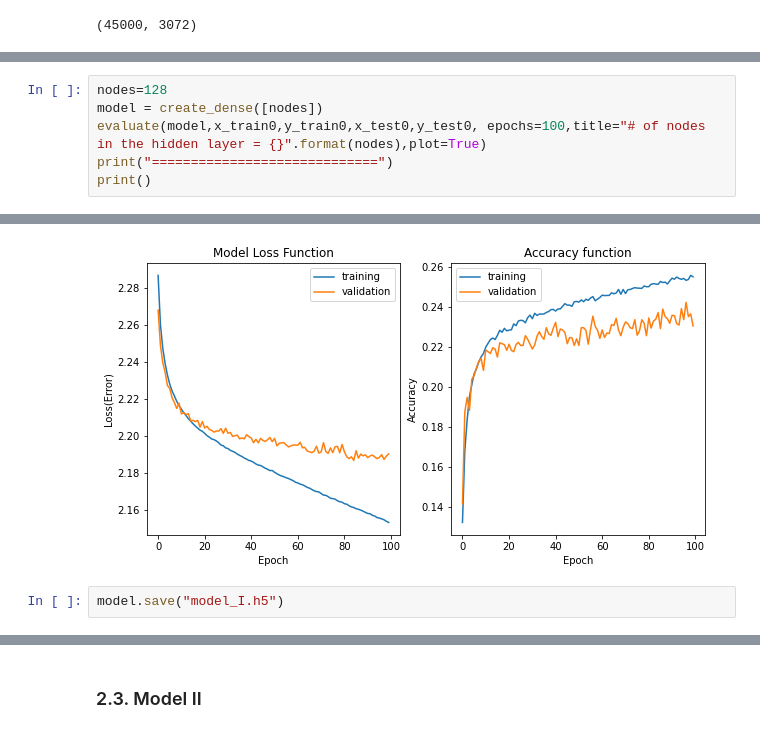
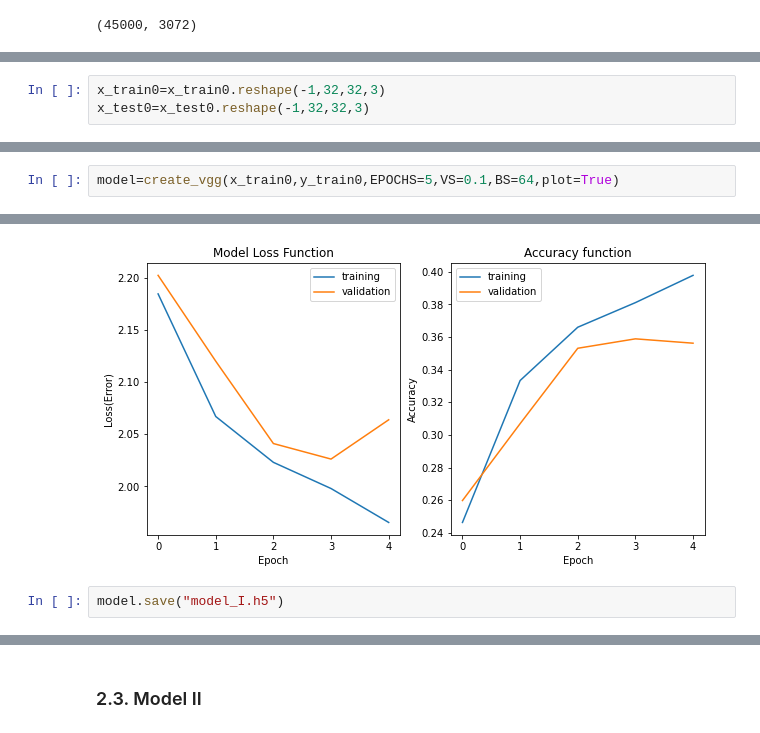
Before and after one commit to TZstatsADS/ads-spring2023-project3-group-5, a Jupyter notebook: doc/main_neuralNetwork - Copy.ipynb, the cells around one changed output, grey strips where cells are left out. Drawn from its saved outputs; the diff is of its cells as text.

```diff
--- a/doc/main_neuralNetwork - Copy.ipynb
+++ b/doc/main_neuralNetwork - Copy.ipynb
@@ -203,0 +174,3 @@ def evaluate(model,xtrain,ytrain,xtest,ytest,batch_size=128,epochs=10,title="",p
+# %%
+x_train0=x_train0.reshape(-1,32,32,3)
+x_test0=x_test0.reshape(-1,32,32,3)
@@ -204,7 +211,3 @@ def evaluate(model,xtrain,ytrain,xtest,ytest,batch_size=128,epochs=10,title="",p
 # %%
-nodes=128
-model = create_dense([nodes])
-evaluate(model,x_train0,y_train0,x_test0,y_test0, epochs=100,title="# of nodes in the hidden layer = {}".format(nodes),plot=True)
-print("=============================")
-print()
+model=create_vgg(x_train0,y_train0,EPOCHS=5,VS=0.1,BS=64,plot=True)
 # %% [output]
@@ -215,3 +224,3 @@ Test accuracy: 0.233
-[figure, old version]
+[figure, new version]
-# %%
-model.save("model_I.h5")
+# %%
+model.save("model_I.h5")
```
Also changed, not shown: parts of 18 cells of this notebook.
